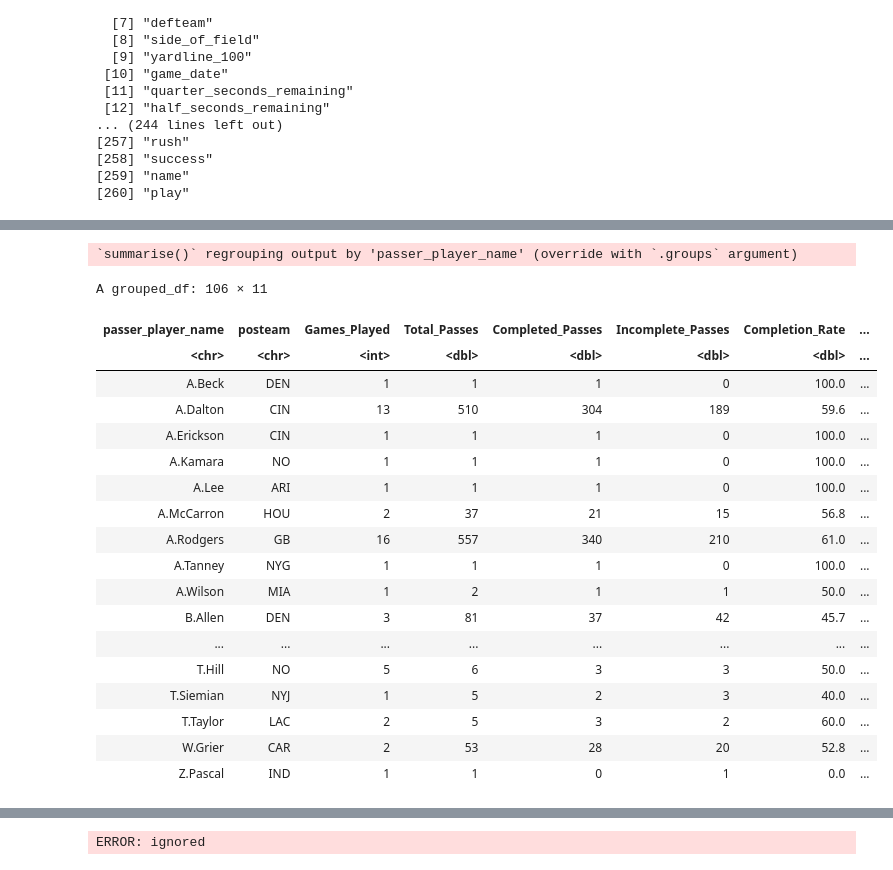
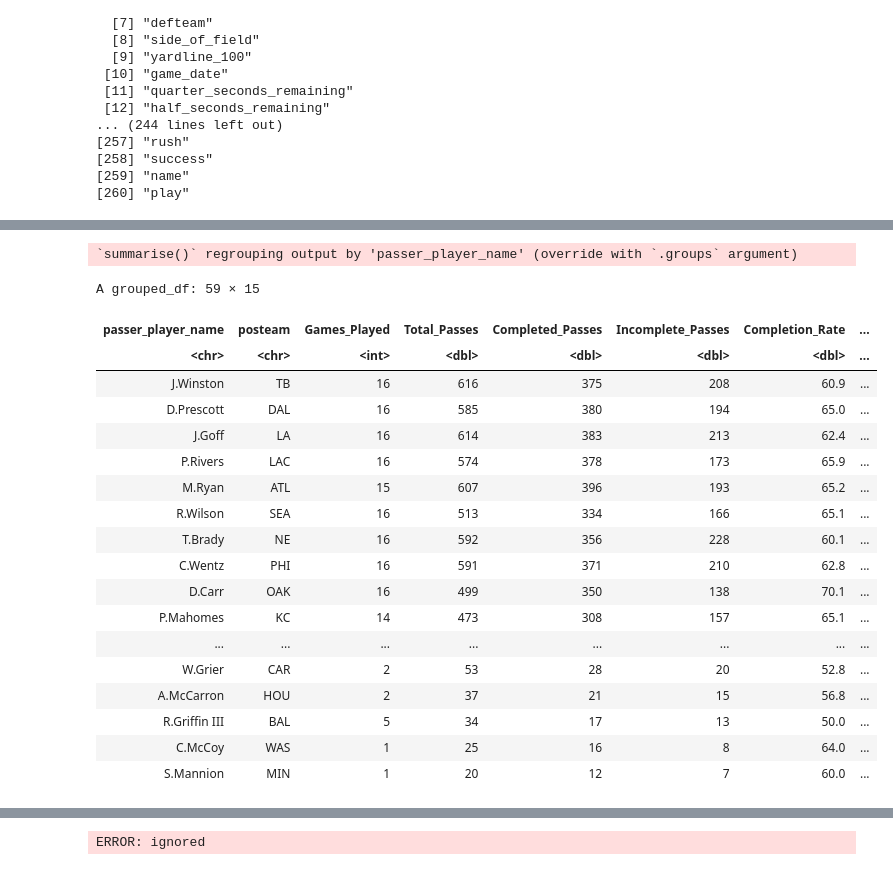
Before and after one commit to rennerm1/NFL-Data-Science-Project, a Jupyter notebook: playingaround.ipynb, the cells around one changed output, grey strips where cells are left out. Drawn from its saved outputs; the diff is of its cells as text; code cells hidden in the pictures.

```diff
--- a/playingaround.ipynb
+++ b/playingaround.ipynb
@@ -647,34 +647,45 @@ A tibble: 19018 × 3
 # %%
+options(digits=3)
+
+
 pbp_all_rp %>%
 filter(season==2019, play_type== "pass", yards_gained >= 0) %>%
 group_by(passer_player_name, posteam) %>%
 summarise(Games_Played = n_distinct(game_date),
             Total_Passes = sum(pass_attempt),
             Completed_Passes = sum(complete_pass),
             Incomplete_Passes = sum(incomplete_pass),
             Completion_Rate = round(Completed_Passes/Total_Passes, 3)*100,
             Total_Yards = sum(yards_gained),
             Yards_per_Attempt = sum(yards_gained/Total_Passes),
+            Yards_per_Completion = sum(yards_gained/Completed_Passes),
             Interceptions = sum(interception),
-            Interception_Rate = round(Interceptions/Total_Passes, 3)*100)
+            Interception_Rate = round(Interceptions/Total_Passes, 3)*100,
+            TDs = sum(touchdown),
+            TD_Rate = round(TDs/Total_Passes, 3)*100,
+            TDs_per_Interception= round(TDs/Interceptions, 3)) %>%
+      arrange(-Total_Yards) %>%
+      filter(Total_Yards > 100) -> QB_Data
+
+QB_Data
 # %% [output]
 `summarise()` regrouping output by 'passer_player_name' (override with `.groups` argument)
-A grouped_df: 106 × 11
+A grouped_df: 59 × 15
 | passer_player_name | posteam | Games_Played | Total_Passes | Completed_Passes | Incomplete_Passes | Completion_Rate | ... |
 | <chr> | <chr> | <int> | <dbl> | <dbl> | <dbl> | <dbl> | ... |
-| A.Beck | DEN | 1 | 1 | 1 | 0 | 100.0 | ... |
-| A.Dalton | CIN | 13 | 510 | 304 | 189 | 59.6 | ... |
-| A.Erickson | CIN | 1 | 1 | 1 | 0 | 100.0 | ... |
-| A.Kamara | NO | 1 | 1 | 1 | 0 | 100.0 | ... |
-| A.Lee | ARI | 1 | 1 | 1 | 0 | 100.0 | ... |
+| J.Winston | TB | 16 | 616 | 375 | 208 | 60.9 | ... |
+| D.Prescott | DAL | 16 | 585 | 380 | 194 | 65.0 | ... |
+| J.Goff | LA | 16 | 614 | 383 | 213 | 62.4 | ... |
+| P.Rivers | LAC | 16 | 574 | 378 | 173 | 65.9 | ... |
+| M.Ryan | ATL | 15 | 607 | 396 | 193 | 65.2 | ... |
+| R.Wilson | SEA | 16 | 513 | 334 | 166 | 65.1 | ... |
+| T.Brady | NE | 16 | 592 | 356 | 228 | 60.1 | ... |
+| C.Wentz | PHI | 16 | 591 | 371 | 210 | 62.8 | ... |
+| D.Carr | OAK | 16 | 499 | 350 | 138 | 70.1 | ... |
+| P.Mahomes | KC | 14 | 473 | 308 | 157 | 65.1 | ... |
+| ... | ... | ... | ... | ... | ... | ... | ... |
+| W.Grier | CAR | 2 | 53 | 28 | 20 | 52.8 | ... |
 | A.McCarron | HOU | 2 | 37 | 21 | 15 | 56.8 | ... |
-| A.Rodgers | GB | 16 | 557 | 340 | 210 | 61.0 | ... |
-| A.Tanney | NYG | 1 | 1 | 1 | 0 | 100.0 | ... |
-| A.Wilson | MIA | 1 | 2 | 1 | 1 | 50.0 | ... |
-| B.Allen | DEN | 3 | 81 | 37 | 42 | 45.7 | ... |
-| ... | ... | ... | ... | ... | ... | ... | ... |
-| T.Hill | NO | 5 | 6 | 3 | 3 | 50.0 | ... |
-| T.Siemian | NYJ | 1 | 5 | 2 | 3 | 40.0 | ... |
-| T.Taylor | LAC | 2 | 5 | 3 | 2 | 60.0 | ... |
-| W.Grier | CAR | 2 | 53 | 28 | 20 | 52.8 | ... |
-| Z.Pascal | IND | 1 | 1 | 0 | 1 | 0.0 | ... |
+| R.Griffin III | BAL | 5 | 34 | 17 | 13 | 50.0 | ... |
+| C.McCoy | WAS | 1 | 25 | 16 | 8 | 64.0 | ... |
+| S.Mannion | MIN | 1 | 20 | 12 | 7 | 60.0 | ... |
```
Also changed, not shown: parts of 2 cells of this notebook.
